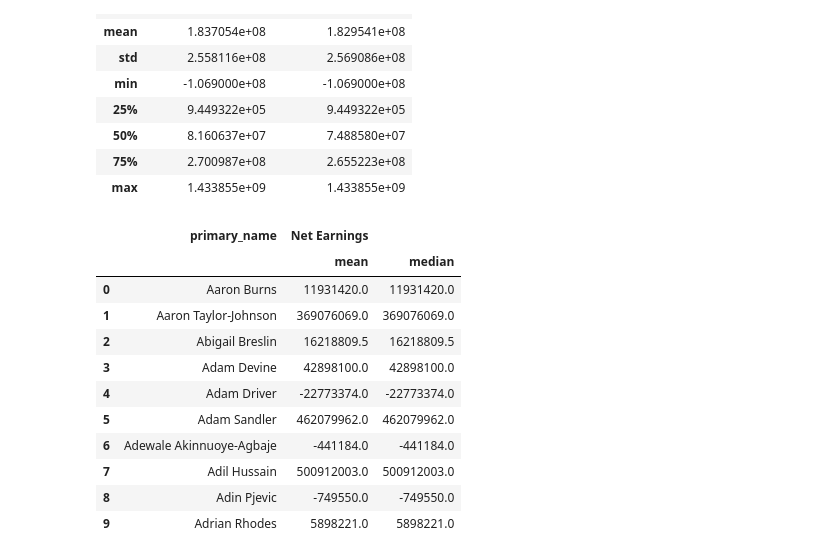
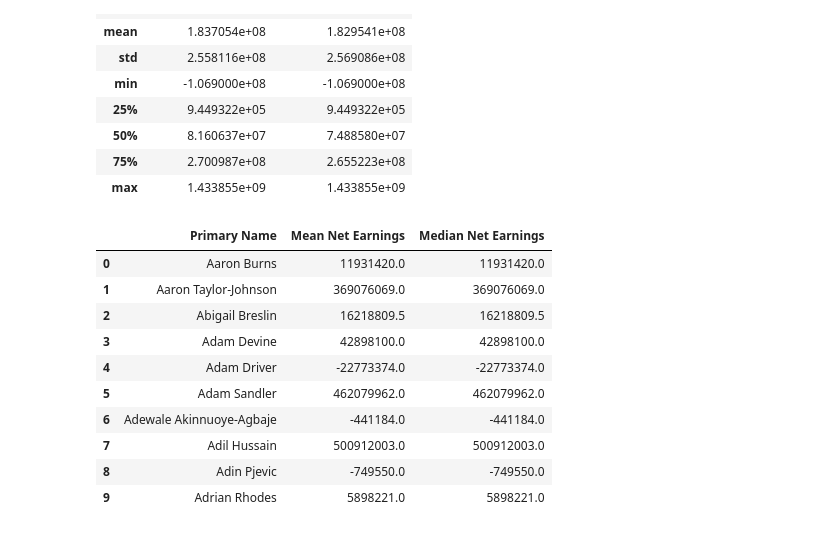
Before and after one commit to RH3421/Project-1-Microsoft-Makes-a-Movie, a Jupyter notebook: MainDF.ipynb, the cells around one changed output. Cells and saved outputs as stored; diff of their text form; code cells hidden in the pictures.

Commit message:
Ran Richard's adv personnel DF through earn function

```diff
--- a/MainDF.ipynb
+++ b/MainDF.ipynb
@@ -383,7 +404,6 @@ def jobs(data, job):
 advent_act = jobs(adventure_df, "actor|actress")
 
 # Create table grouped by individual actor/actress showing their median and mean net earnings
-ind_fin = ind_earn(advent_act)
-print(ind_fin.columns)
-ind_fin
+indact_fin = ind_earn(advent_act)
+indact_fin
 # %% [output]
@@ -414,11 +433,10 @@ ind_fin.describe()
 | 75% | 2.700987e+08 | 2.655223e+08 |
 | max | 1.433855e+09 | 1.433855e+09 |
 # %%
-top10_acting = ind_fin.head(10)
+top10_acting = indact_fin.head(10)
 top10_acting
 # %% [output]
-|  | primary_name | Net Earnings |  |
-|  |  | mean | median |
+|  | Primary Name | Mean Net Earnings | Median Net Earnings |
 | 0 | Aaron Burns | 11931420.0 | 11931420.0 |
 | 1 | Aaron Taylor-Johnson | 369076069.0 | 369076069.0 |
 | 2 | Abigail Breslin | 16218809.5 | 16218809.5 |
```
Also changed, not shown: parts of 6 cells of this notebook.
